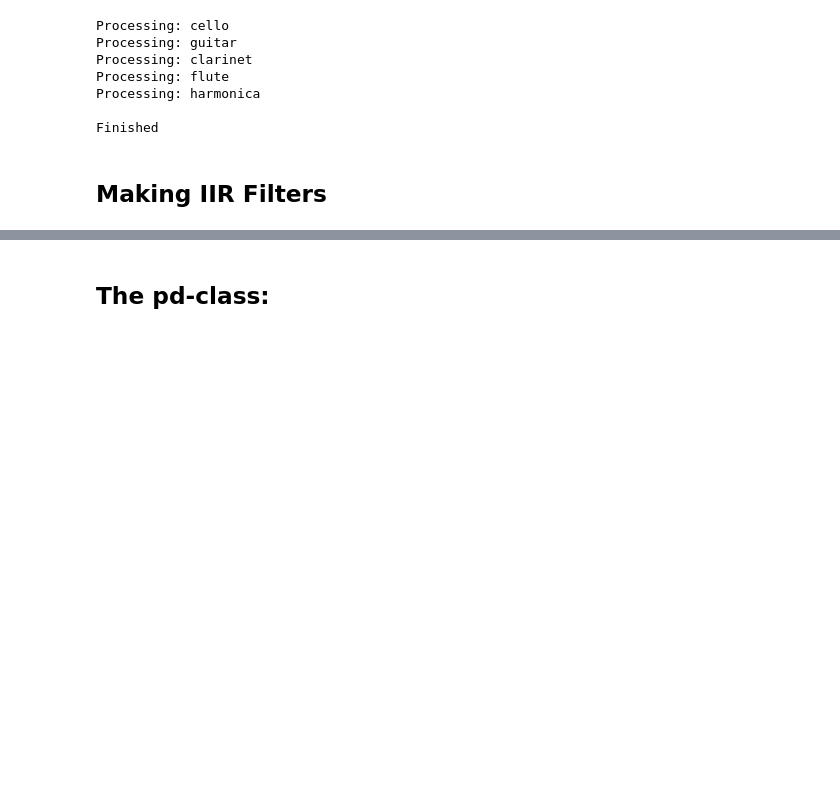
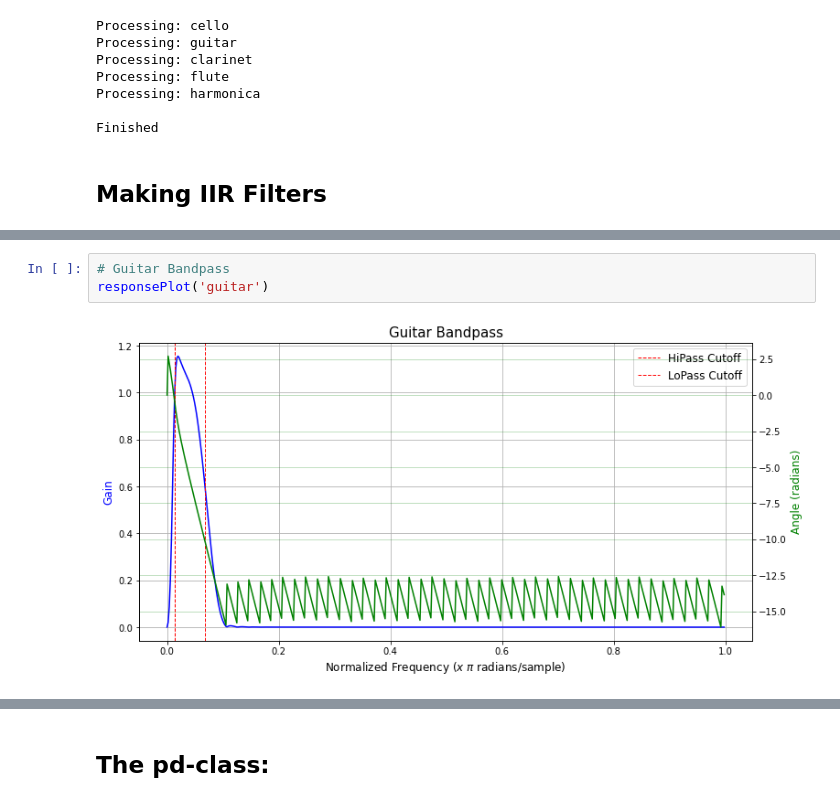
Before and after one commit to wnetzel/MCT-teamA-2021, a Jupyter notebook: Python Assignment 5/Python Assignment 5.ipynb, the cells around one changed output, grey strips where cells are left out. Cells and saved outputs as stored; diff of their text form; blank space fills up the shorter version.

```diff
--- a/Python Assignment 5/Python Assignment 5.ipynb
+++ b/Python Assignment 5/Python Assignment 5.ipynb
@@ -498,0 +483,5 @@ dict_keys(['cello', 'guitar', 'clarinet', 'flute', 'harmonica'])
+# %%
+# Guitar Bandpass
+responsePlot('guitar')
+# %% [output]
+[figure, added]
```
Also changed, not shown: parts of 24 cells of this notebook.
